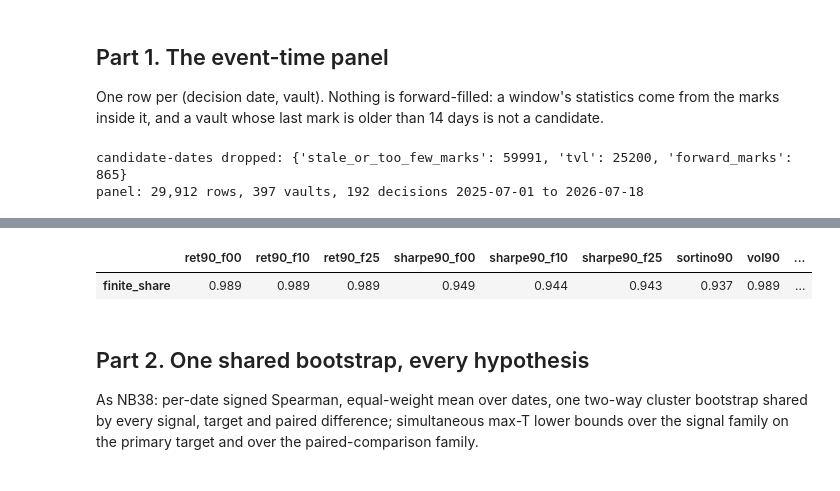
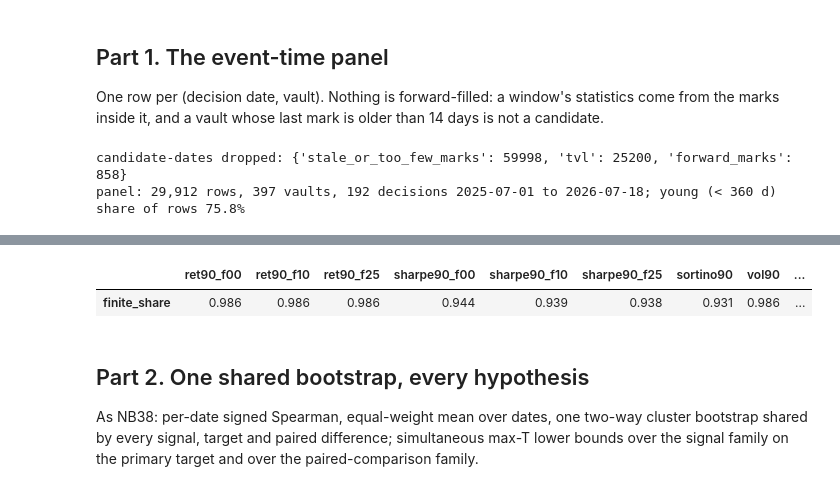
Before and after one commit to tradingstrategy-ai/getting-started, a Jupyter notebook: scratchpad/hyperliquid-lower-vol/39-research-trimmed-screen-full-history.ipynb, the cells around one changed output, grey strips where cells are left out. Saved outputs shown, nothing was run; the diff lists cells and outputs as text; code cells hidden in the pictures.

```diff
--- a/scratchpad/hyperliquid-lower-vol/39-research-trimmed-screen-full-history.ipynb
+++ b/scratchpad/hyperliquid-lower-vol/39-research-trimmed-screen-full-history.ipynb
@@ -188,13 +201,17 @@ PRIMARY_H = 60
 PANEL_START = pd.Timestamp("2025-07-01")
 DECISION_STEP_DAYS = 2
 MIN_TVL_USD = 7_500.0
-MIN_EVENTS = 8
+MIN_EVENTS = 8        # events strictly inside the window, i.e. at least 9 marks
 STALE_DAYS = 14
 MIN_CANDIDATES = 8
 MIN_DATES = 40
 YOUNG_DAYS = 360
 DRAWS = 500
-DATE_BLOCK = 15
+#: Date blocks must be at least as long as the forward horizon (60 days = 30 decisions) so that
+#: overlapping outcomes stay together inside a block; blocks are NOT wrapped circularly, because
+#: joining July 2026 to July 2025 would splice two polling regimes. 45 is run as a sensitivity.
+DATE_BLOCK = 30
+DATE_BLOCK_SENSITIVITY = 45
 SEED = 20260917
 LEVEL = 0.95
 REGIMES = [("weekly 2025", pd.Timestamp("2025-01-01"), pd.Timestamp("2026-01-01")),
@@ -203,10 +220,19 @@ REGIMES = [("weekly 2025", pd.Timestamp("2025-01-01"), pd.Timestamp("2026-01-01"
 
 
 def regime_of(t):
+    """Regime of the decision date."""
     for name, a, b in REGIMES:
         if a <= t < b:
             return name
     return "other"
+
+
+def regime_contained(t, H):
+    """Regime that contains BOTH the decision date and its whole forward horizon, else 'crosses'."""
+    for name, a, b in REGIMES:
+        if a <= t and t + pd.Timedelta(days=H) < b:
+            return name
+    return "crosses"
 
 
 df = pd.read_parquet(ARCHIVE, columns=["address", "chain", "share_price", "total_assets", "name"])
@@ -307,15 +333,17 @@ for address, g in marks.groupby("address"):
             start = t1 - pd.Timedelta(days=W)
             i_first = int(mdays.searchsorted(start, side="right"))   # first mark strictly after start
             n_marks = i_last - i_first + 1
-            if n_marks < MIN_EVENTS or i_first == 0:
+            # The vault must have existed before the window (a mark at or before its start), so a
+            # W-day score is never computed on a vault younger than W days.
+            if n_marks < MIN_EVENTS + 1 or i_first == 0:
                 for f in TRIM_FRACTIONS:
                     tag = f"f{int(f * 100):02d}"
                     row[f"ret{W}_{tag}"] = np.nan; row[f"sharpe{W}_{tag}"] = np.nan
                 row[f"sortino{W}"] = np.nan; row[f"vol{W}"] = np.nan; row[f"events{W}"] = int(max(n_marks, 0))
                 continue
-            # Event returns between consecutive marks in the window; the first event uses the mark
-            # just before the window as its start, so every mark in the window contributes one return.
-            seg = prices[i_first - 1:i_last + 1]
+            # Event returns between consecutive marks INSIDE the window only: the first event starts
+            # at the first mark in the window, so no return interval begins before the window.
+            seg = prices[i_first:i_last + 1]
             r = np.diff(np.log(seg))
             s = event_scores(r, W)
             for key, value in s.items():
@@ -345,9 +373,10 @@ for address, g in marks.groupby("address"):
         rows.append(row)
 panel = pd.DataFrame(rows)
 panel["young"] = panel["age_days"] < YOUNG_DAYS
+panel["regime_contained"] = [regime_contained(t, PRIMARY_H) for t in panel["date"]]
 print("candidate-dates dropped:", dropped)
 print(f"panel: {len(panel):,} rows, {panel['address'].nunique()} vaults, {panel['date'].nunique()} decisions "
-      f"{panel['date'].min().date()} to {panel['date'].max().date()}")
+      f"{panel['date'].min().date()} to {panel['date'].max().date()}; young (< {YOUNG_DAYS} d) share of rows {panel['young'].mean():.1%}")
 by_regime = panel.groupby("regime").agg(rows=("address", "size"), vaults=("address", "nunique"), decisions=("date", "nunique"),
                                         events90_median=("events90", "median"), events180_median=("events180", "median"),
                                         fwd60_events_median=("fwd60_events", "median"), fwd30_events_median=("fwd30_events", "median"),
@@ -374,7 +403,7 @@ PRIMARY = f"fwd{PRIMARY_H}_sharpe"
 coverage = pd.DataFrame({s: np.isfinite(panel[s]).mean() for s in SIGNAL_NAMES}, index=["finite_share"]).T
 display(coverage.round(3).T)
 # %% [output]
-candidate-dates dropped: {'stale_or_too_few_marks': 59991, 'tvl': 25200, 'forward_marks': 865}
-panel: 29,912 rows, 397 vaults, 192 decisions 2025-07-01 to 2026-07-18
+candidate-dates dropped: {'stale_or_too_few_marks': 59998, 'tvl': 25200, 'forward_marks': 858}
+panel: 29,912 rows, 397 vaults, 192 decisions 2025-07-01 to 2026-07-18; young (< 360 d) share of rows 75.8%
 |  | rows | vaults | decisions | events90_median | events180_median | fwd60_events_median | ... |
 | regime |  |  |  |  |  |  | ... |
@@ -384,5 +413,5 @@ panel: 29,912 rows, 397 vaults, 192 decisions 2025-07-01 to 2026-07-18
 |  | ret90_f00 | ret90_f10 | ret90_f25 | sharpe90_f00 | sharpe90_f10 | sharpe90_f25 | sortino90 | vol90 | ... |
-| finite_share | 0.989 | 0.989 | 0.989 | 0.949 | 0.944 | 0.943 | 0.937 | 0.989 | ... |
+| finite_share | 0.986 | 0.986 | 0.986 | 0.944 | 0.939 | 0.938 | 0.931 | 0.986 | ... |
 # %% [markdown]
 ## Part 2. One shared bootstrap, every hypothesis
 
```
Also changed, not shown: parts of 8 cells of this notebook, 4 other files.
